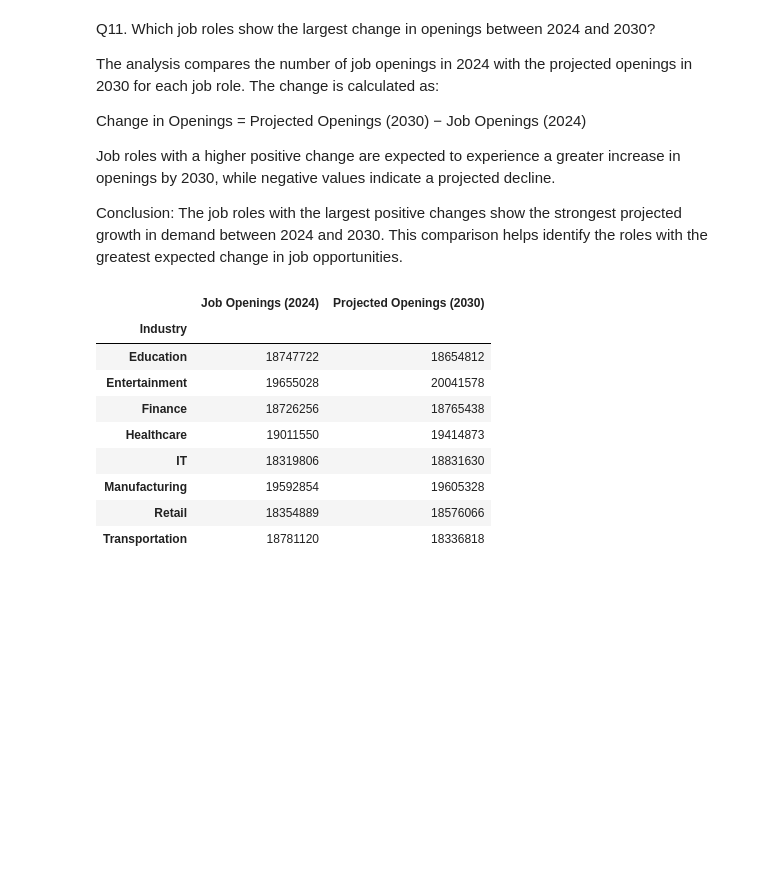
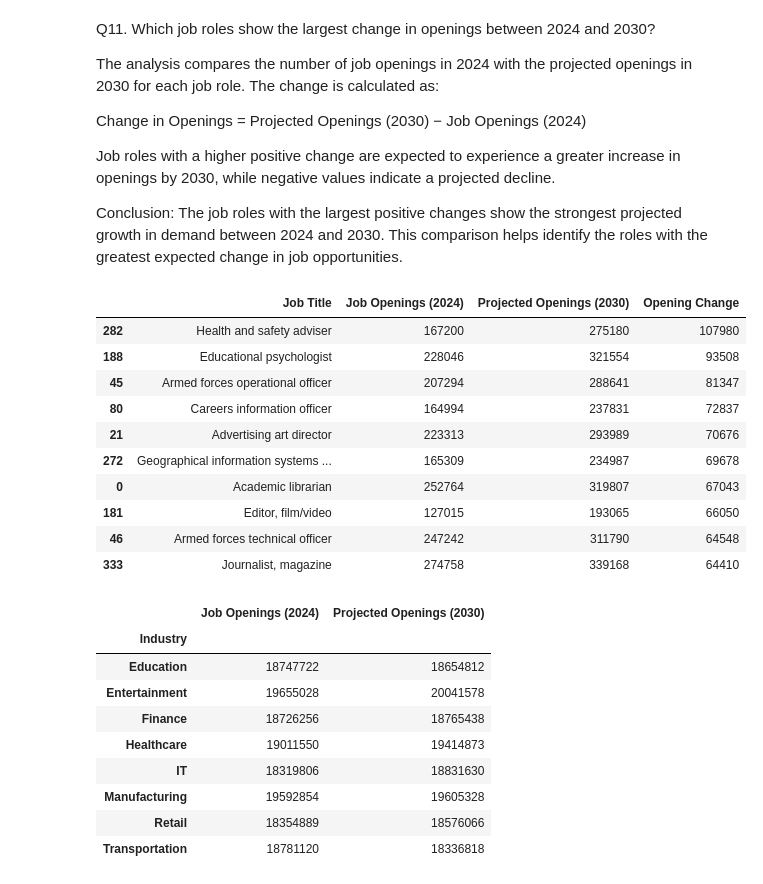
Before and after one commit to AJ0043/AI-Future-of-Jobs-Intelligence-Platform, a Jupyter notebook: AI_Adoption_&_Growth_Analysis.ipynb, the cells around one changed output. Saved outputs shown, nothing was run; the diff lists cells and outputs as text; code cells hidden in the pictures; blank space fills up the shorter version.

```diff
--- a/AI_Adoption_&_Growth_Analysis.ipynb
+++ b/AI_Adoption_&_Growth_Analysis.ipynb
@@ -2068,6 +2034,48 @@ Change in Openings = Projected Openings (2030) − Job Openings (2024)
 Job roles with a higher positive change are expected to experience a greater increase in openings by 2030, while negative values indicate a projected decline.
 
 Conclusion: The job roles with the largest positive changes show the strongest projected growth in demand between 2024 and 2030. This comparison helps identify the roles with the greatest expected change in job opportunities.
+# %%
+# ============================================================
+# Q11 — Largest Change in Job Openings (2024 vs 2030)
+# ============================================================
+
+q11_data = (
+    EDA_ai_data
+    .groupby('Job Title')[
+        ['Job Openings (2024)', 'Projected Openings (2030)']
+    ]
+    .sum()
+    .reset_index()
+)
+
+# Calculate change in openings
+q11_data['Opening Change'] = (
+    q11_data['Projected Openings (2030)']
+    - q11_data['Job Openings (2024)']
+)
+
+# Sort by largest change
+q11_data = q11_data.sort_values(
+    by='Opening Change',
+    ascending=False
+)
+
+# Top 10 job roles
+q11_top10 = q11_data.head(10)
+
+q11_top10
+# %% [output]
+|  | Job Title | Job Openings (2024) | Projected Openings (2030) | Opening Change |
+| 282 | Health and safety adviser | 167200 | 275180 | 107980 |
+| 188 | Educational psychologist | 228046 | 321554 | 93508 |
+| 45 | Armed forces operational officer | 207294 | 288641 | 81347 |
+| 80 | Careers information officer | 164994 | 237831 | 72837 |
+| 21 | Advertising art director | 223313 | 293989 | 70676 |
+| 272 | Geographical information systems ... | 165309 | 234987 | 69678 |
+| 0 | Academic librarian | 252764 | 319807 | 67043 |
+| 181 | Editor, film/video | 127015 | 193065 | 66050 |
+| 46 | Armed forces technical officer | 247242 | 311790 | 64548 |
+| 333 | Journalist, magazine | 274758 | 339168 | 64410 |
 # %%
 # Q12 — How does projected job growth vary across industries?
 
```
Also changed, not shown: parts of 10 cells of this notebook.
